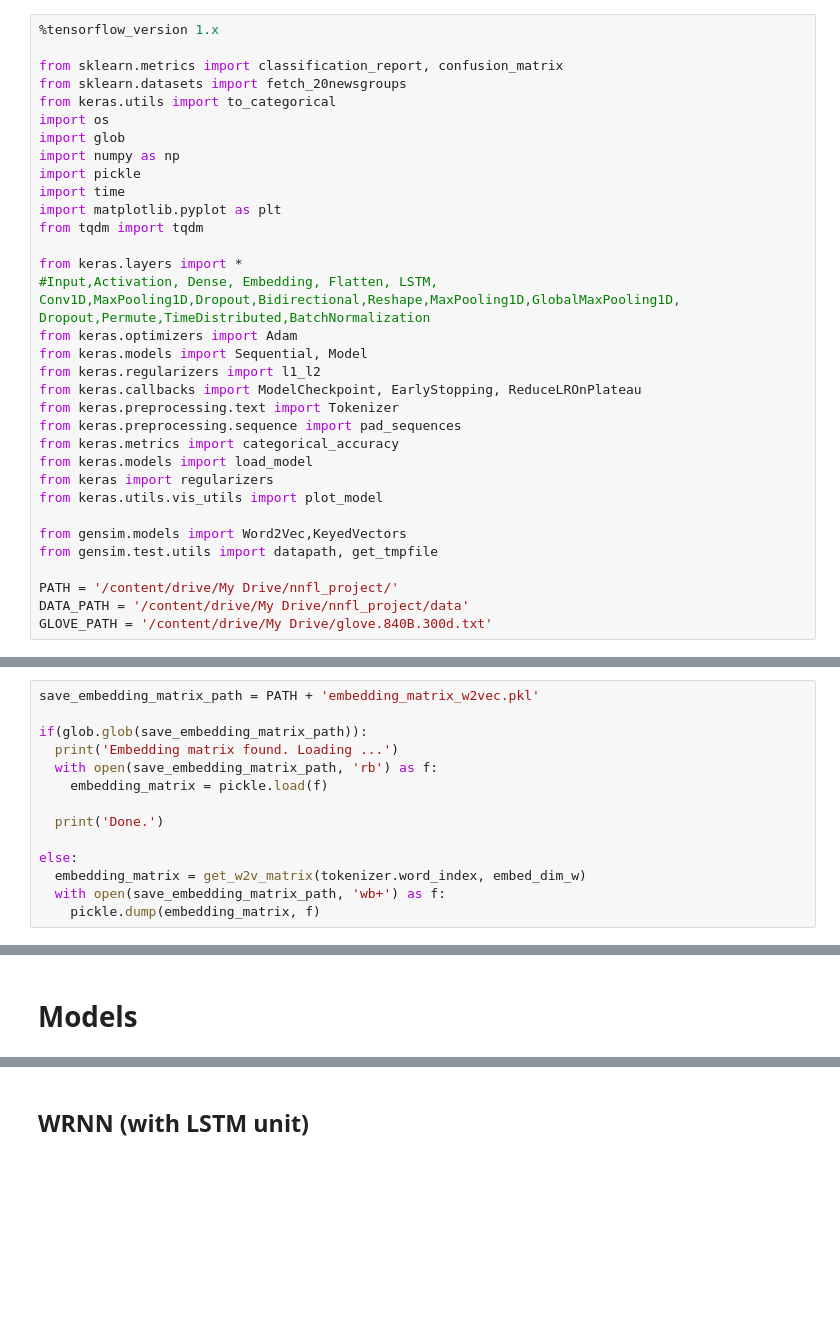
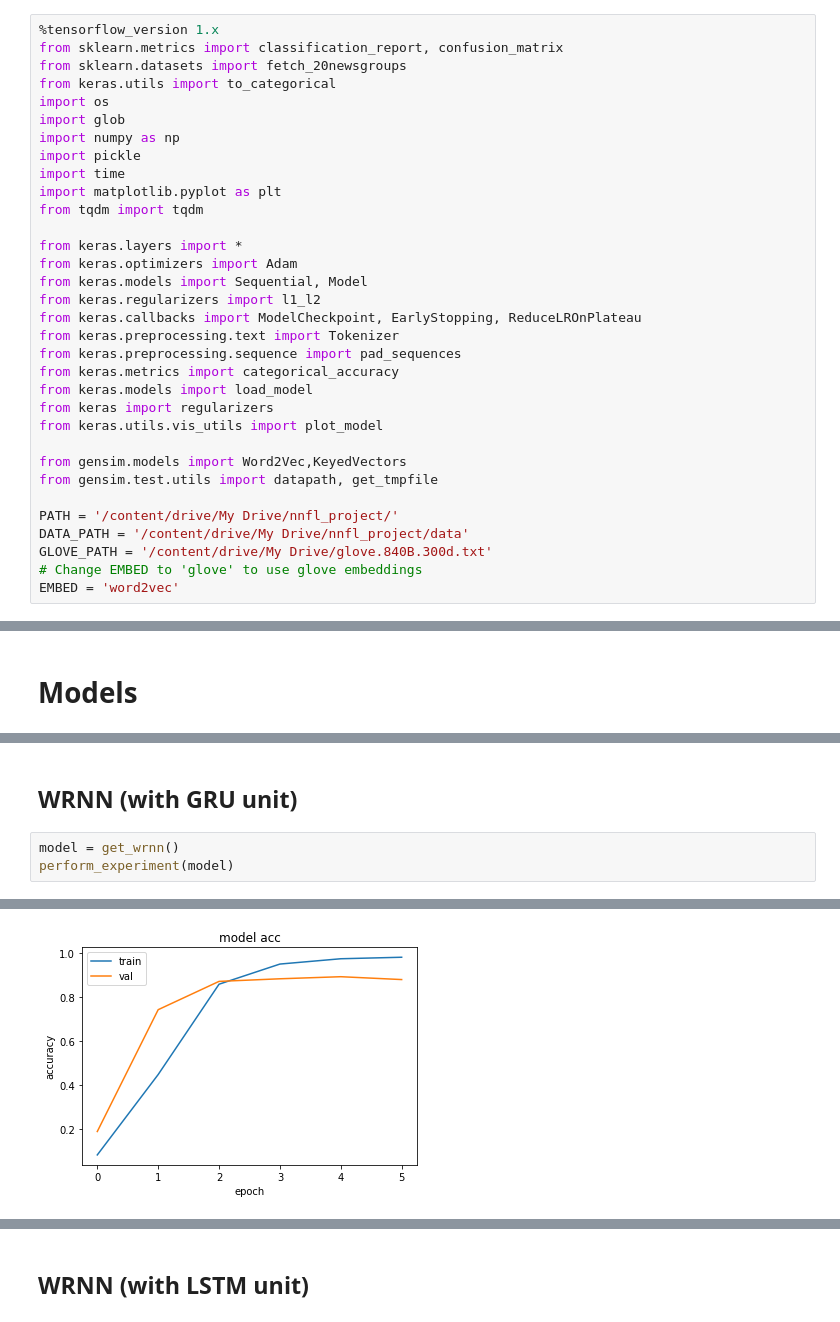
Before and after one commit to QuickLearner171998/Weighted-RNN-for-News-Text-Classification, a Jupyter notebook: WRNN_News_Text_Classification.ipynb, the cells around one changed output, grey strips where cells are left out. Cells and saved outputs as stored; diff of their text form; blank space fills up the shorter version.

```diff
--- a/WRNN_News_Text_Classification.ipynb
+++ b/WRNN_News_Text_Classification.ipynb
@@ -15,7 +15,6 @@ Mounted at /content/drive/
 # Imports
 # %%
 %tensorflow_version 1.x
-
 from sklearn.metrics import classification_report, confusion_matrix
 from sklearn.datasets import fetch_20newsgroups
 from keras.utils import to_categorical
@@ -28,7 +27,6 @@ import matplotlib.pyplot as plt
 from tqdm import tqdm
 
 from keras.layers import *
-#Input,Activation, Dense, Embedding, Flatten, LSTM, Conv1D,MaxPooling1D,Dropout,Bidirectional,Reshape,MaxPooling1D,GlobalMaxPooling1D, Dropout,Permute,TimeDistributed,BatchNormalization
 from keras.optimizers import Adam
 from keras.models import Sequential, Model
 from keras.regularizers import l1_l2
@@ -46,3 +44,5 @@ from gensim.test.utils import datapath, get_tmpfile
 PATH = '/content/drive/My Drive/nnfl_project/'
 DATA_PATH = '/content/drive/My Drive/nnfl_project/data'
 GLOVE_PATH = '/content/drive/My Drive/glove.840B.300d.txt'
+# Change EMBED to 'glove' to use glove embeddings
+EMBED = 'word2vec'
@@ -334,14 +314,0 @@ Done.
-# %%
-save_embedding_matrix_path = PATH + 'embedding_matrix_w2vec.pkl'
-
-if(glob.glob(save_embedding_matrix_path)):
-  print('Embedding matrix found. Loading ...')
-  with open(save_embedding_matrix_path, 'rb') as f:
-    embedding_matrix = pickle.load(f)
-
-  print('Done.')
-
-else:
-  embedding_matrix = get_w2v_matrix(tokenizer.word_index, embed_dim_w)
-  with open(save_embedding_matrix_path, 'wb+') as f:
-    pickle.dump(embedding_matrix, f)
@@ -436,0 +394,6 @@ weighted avg       0.85      0.84      0.84      1885
+# %% [markdown]
+## WRNN (with GRU unit)
+# %%
+model = get_wrnn()
+perform_experiment(model)
+# %% [output]
@@ -436,0 +417 @@ weighted avg       0.85      0.84      0.84      1885
+[figure, added]
```
Also changed, not shown: parts of 33 cells of this notebook.
